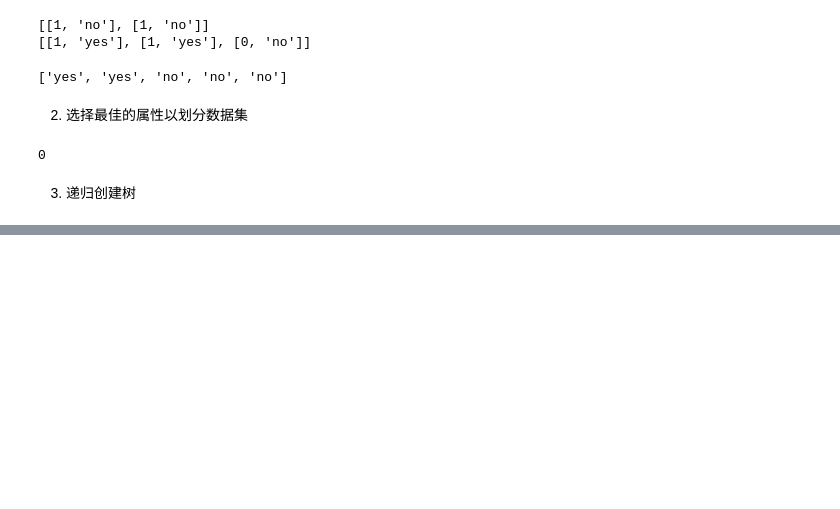
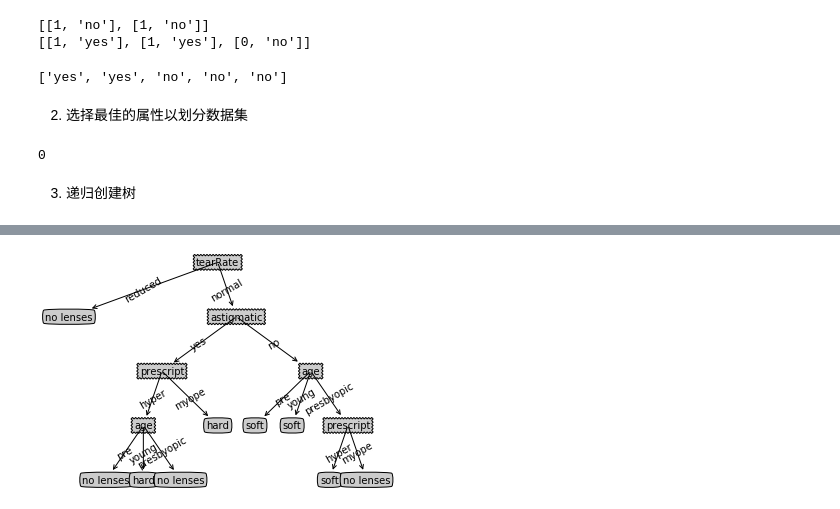
Before and after one commit to SalvationN/ML-codes, a Jupyter notebook: Desicion-Tree/Decision Tree.ipynb, the cells around one changed output, grey strips where cells are left out. Cells and saved outputs as stored; diff of their text form; code cells hidden in the pictures; blank space fills up the shorter version.

```diff
--- a/Desicion-Tree/Decision Tree.ipynb
+++ b/Desicion-Tree/Decision Tree.ipynb
@@ -129,0 +232,8 @@ print(myTree)
+# %%
+fr=open('./data/lenses.txt')
+lenses = [inst.strip().split('\t') for inst in fr.readlines()]
+lensesLabels = ['age','prescript','astigmatic','tearRate']
+lensesTree = createTree(lenses,lensesLabels)
+createPlot(lensesTree)
+# %% [output]
+[figure, added]
```
Also changed, not shown: parts of 4 cells of this notebook, 1 other file.
